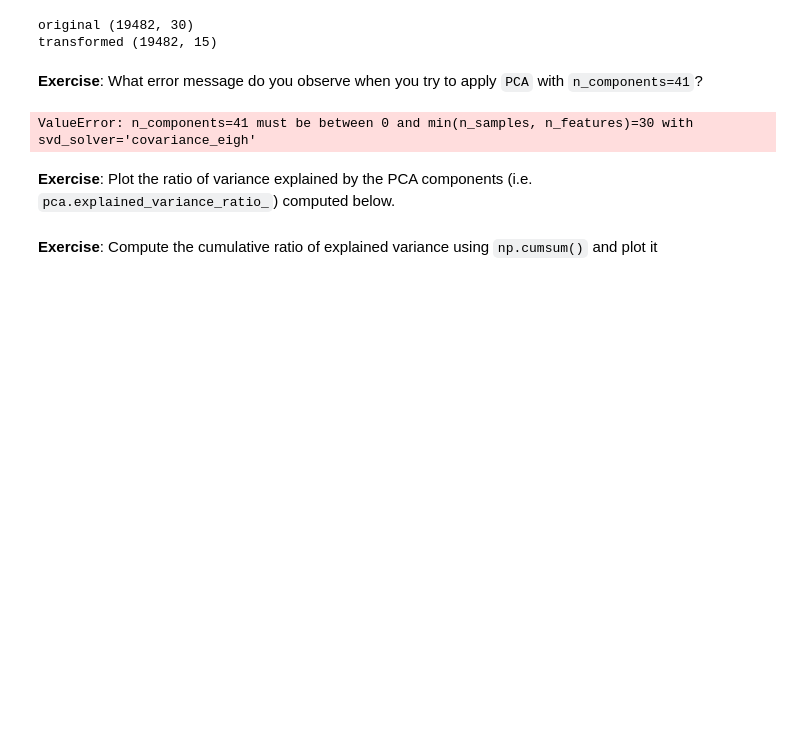
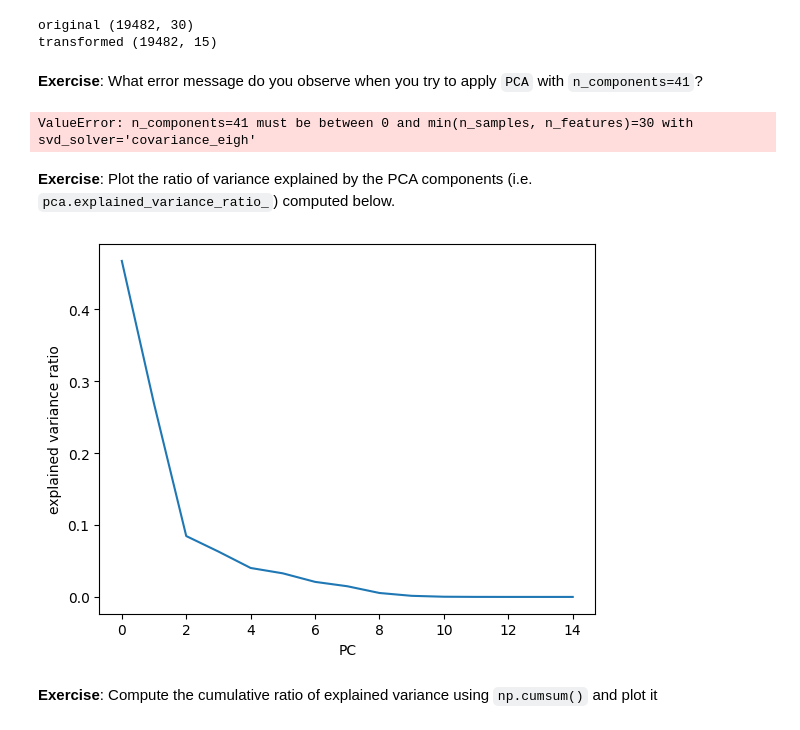
Before and after one commit to acarolinafilipe/Computational_Biology, a Jupyter notebook: 01_homework_pca_for_spike_sorting/01_exercises.ipynb, the cells around one changed output. Saved outputs shown, nothing was run; the diff lists cells and outputs as text; code cells hidden in the pictures; blank space fills up the shorter version.

```diff
--- a/01_homework_pca_for_spike_sorting/01_exercises.ipynb
+++ b/01_homework_pca_for_spike_sorting/01_exercises.ipynb
@@ -138,5 +138,11 @@ ValueError: n_components=41 must be between 0 and min(n_samples, n_features)=30
 # %%
 pca = PCA(n_components=15)
 X_transformed = pca.fit_transform(X)
+# %%
+plt.plot(pca.explained_variance_ratio_)
+plt.xlabel('PC')
+plt.ylabel('explained variance ratio');
+# %% [output]
+[figure, added]
 # %% [markdown]
 **Exercise**: Compute the cumulative ratio of explained variance using `np.cumsum()` and plot it
```
Also changed, not shown: parts of 24 cells of this notebook.
